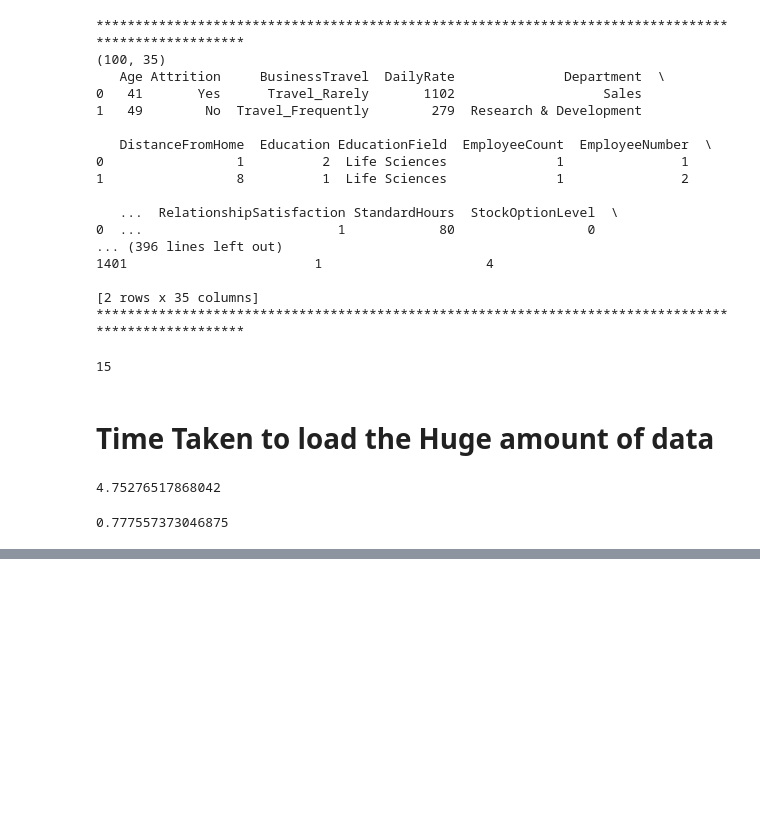
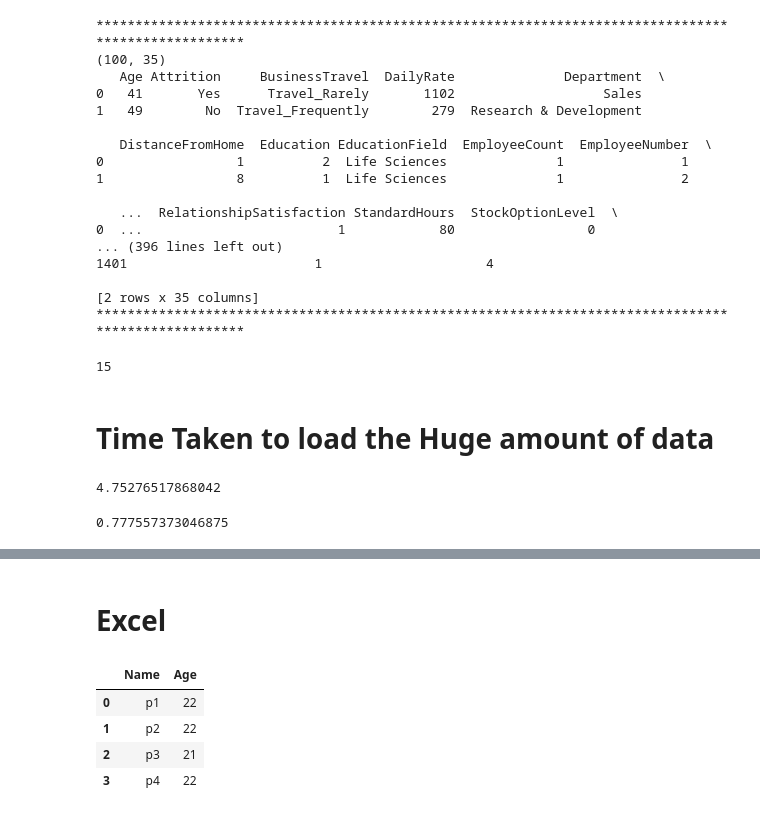
Before and after one commit to Masireddyvamshi/Machine-Learning-Notes, a Jupyter notebook: Data_collection_handling_different_formats_of_data.ipynb, the cells around one changed output, grey strips where cells are left out. Cells and saved outputs as stored; diff of their text form; code cells hidden in the pictures; blank space fills up the shorter version.

```diff
--- a/Data_collection_handling_different_formats_of_data.ipynb
+++ b/Data_collection_handling_different_formats_of_data.ipynb
@@ -212,3 +212,15 @@ shape: (5, 129)
 | 4 | "Yes" | "Yes" | "United States" | "No" | "Employed full-time" | "Associate degree" | "Computer science, computer eng… | "20 to 99 employees" | ... |
 | 5 | "No" | "No" | "United States" | "No" | "Employed full-time" | "Bachelor’s degree (BA, BS, B.E… | "Computer science, computer eng… | "100 to 499 employees" | ... |
 | 7 | "Yes" | "No" | "South Africa" | "Yes, part-time" | "Employed full-time" | "Some college/university study … | "Computer science, computer eng… | "10,000 or more employees" | ... |
+# %% [markdown]
+# Excel
+# %%
+df=pd.read_excel(r"C:\Users\masir\Downloads\Machine Learning\Handling_different_formats\Book1.xlsx")
+# %%
+df
+# %% [output]
+|  | Name | Age |
+| 0 | p1 | 22 |
+| 1 | p2 | 22 |
+| 2 | p3 | 21 |
+| 3 | p4 | 22 |
```
Also changed, not shown: parts of 53 cells of this notebook.
